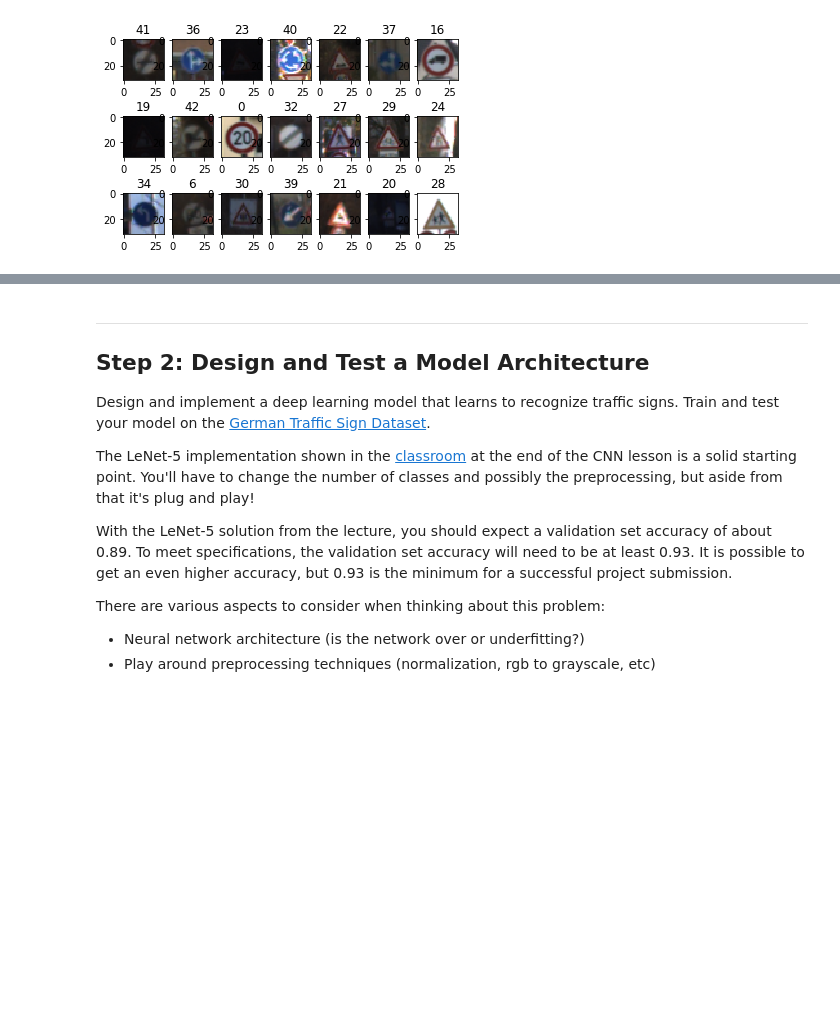
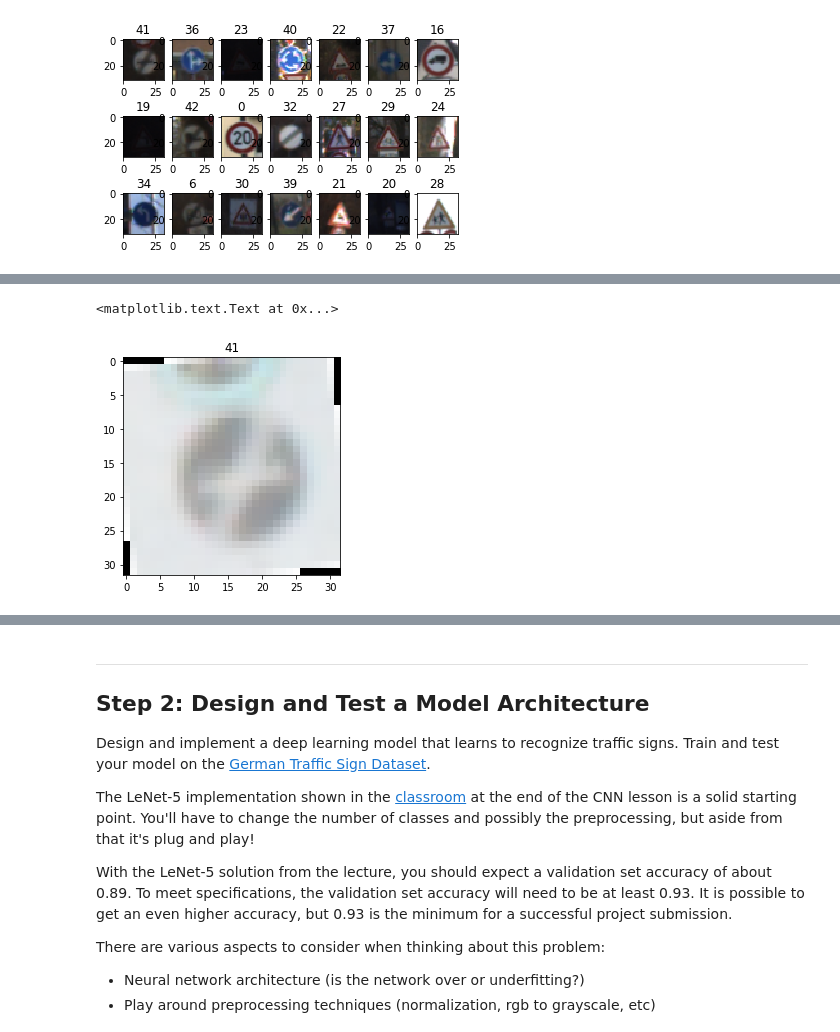
Before and after one commit to AnkS4/Traffic-Sign-Classifier, a Jupyter notebook: Traffic_Sign_Classifier.ipynb, the cells around one changed output, grey strips where cells are left out. Cells and saved outputs as stored; diff of their text form; code cells hidden in the pictures; blank space fills up the shorter version.

```diff
--- a/Traffic_Sign_Classifier.ipynb
+++ b/Traffic_Sign_Classifier.ipynb
@@ -149,0 +174,6 @@ plt.title(y_train_extended[6059])
+# %%
+plt.imshow(X_train_extended[2])
+plt.title(y_train_extended[2])
+# %% [output]
+<matplotlib.text.Text at 0x...>
+[figure, added]
```
Also changed, not shown: parts of 8 cells of this notebook.
